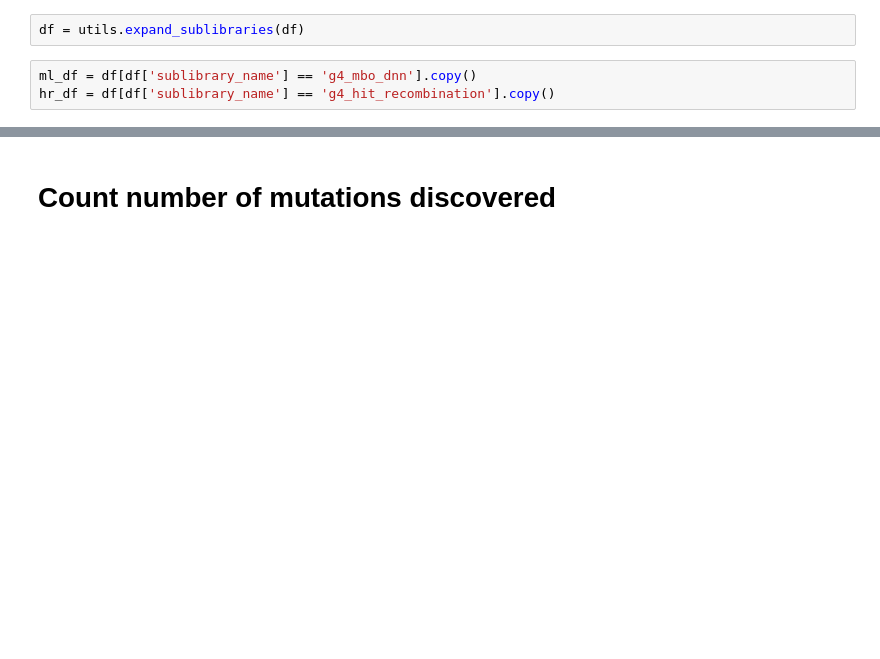
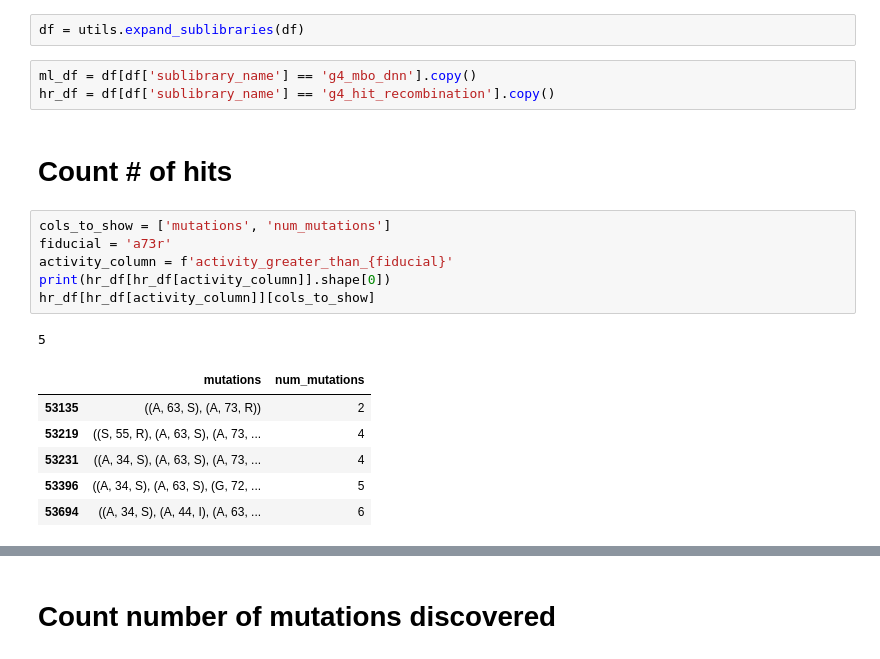
Before and after one commit to google-deepmind/nuclease_design, a Jupyter notebook: notebooks/plot_structural_diversity.ipynb, the cells around one changed output, grey strips where cells are left out. Cells and saved outputs as stored; diff of their text form; blank space fills up the shorter version.

Commit message:
add cell counting ml and hr hits

```diff
--- a/notebooks/plot_structural_diversity.ipynb
+++ b/notebooks/plot_structural_diversity.ipynb
@@ -41,3 +41,19 @@ df = utils.expand_sublibraries(df)
 # %%
 ml_df = df[df['sublibrary_name'] == 'g4_mbo_dnn'].copy()
 hr_df = df[df['sublibrary_name'] == 'g4_hit_recombination'].copy()
+# %% [markdown]
+# Count # of hits
+# %%
+cols_to_show = ['mutations', 'num_mutations']
+fiducial = 'a73r'
+activity_column = f'activity_greater_than_{fiducial}'
+print(hr_df[hr_df[activity_column]].shape[0])
+hr_df[hr_df[activity_column]][cols_to_show]
+# %% [output]
+5
+|  | mutations | num_mutations |
+| 53135 | ((A, 63, S), (A, 73, R)) | 2 |
+| 53219 | ((S, 55, R), (A, 63, S), (A, 73, ... | 4 |
+| 53231 | ((A, 34, S), (A, 63, S), (A, 73, ... | 4 |
+| 53396 | ((A, 34, S), (A, 63, S), (G, 72, ... | 5 |
+| 53694 | ((A, 34, S), (A, 44, I), (A, 63, ... | 6 |
```
Also changed, not shown: parts of 3 cells of this notebook.
